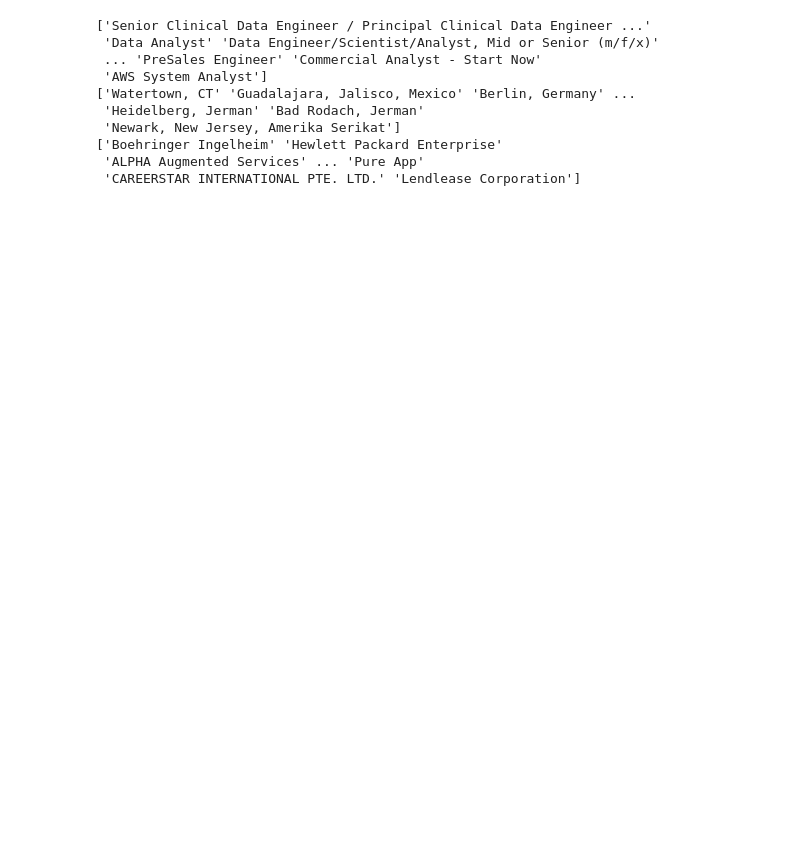
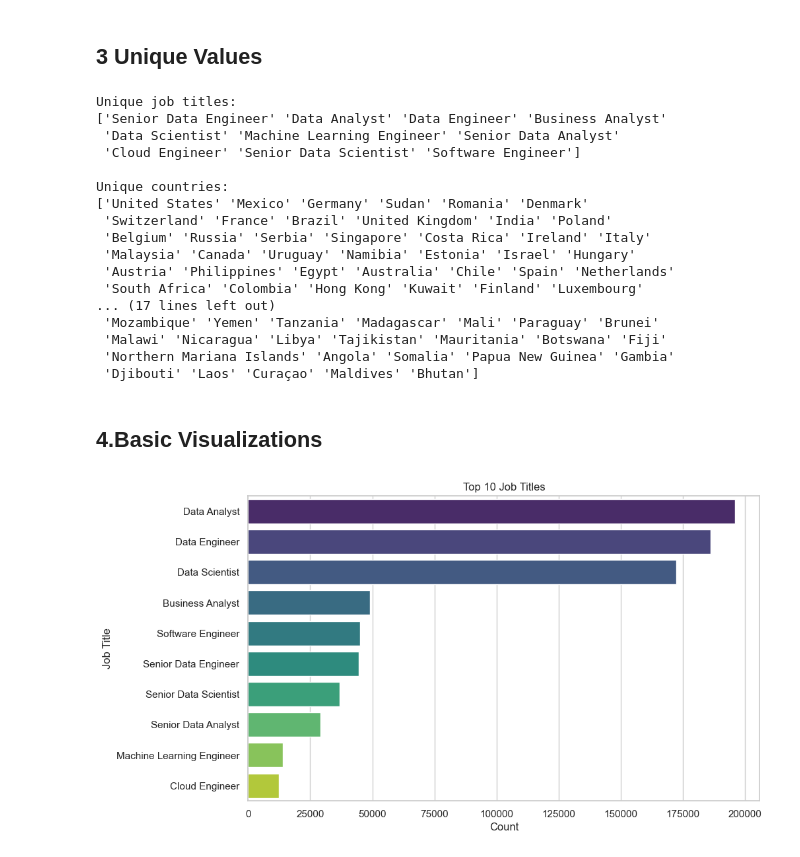
Before and after one commit to abdulganiu99/Job_Postings_Analysis_py, a Jupyter notebook: notebooks/1_data_exploration.ipynb, the cells around one changed output. Saved outputs shown, nothing was run; the diff lists cells and outputs as text; code cells hidden in the pictures; blank space fills up the shorter version.

```diff
--- a/notebooks/1_data_exploration.ipynb
+++ b/notebooks/1_data_exploration.ipynb
@@ -78,18 +96,47 @@ df.describe()
+# %% [markdown]
+## 3 Unique Values
 # %%
-# Check the unique values in key columns
-print(df['job_title'].unique())
+# Check unique values in 'job_title_short'
+print("Unique job titles:")
+print(df['job_title_short'].unique())
 
-print(df['job_location'].unique())
-
-print(df['company_name'].unique())
+# Check unique values in 'job_country'
+print("\nUnique countries:")
+print(df['job_country'].unique())
 # %% [output]
-['Senior Clinical Data Engineer / Principal Clinical Data Engineer ...'
- 'Data Analyst' 'Data Engineer/Scientist/Analyst, Mid or Senior (m/f/x)'
- ... 'PreSales Engineer' 'Commercial Analyst - Start Now'
- 'AWS System Analyst']
-['Watertown, CT' 'Guadalajara, Jalisco, Mexico' 'Berlin, Germany' ...
- 'Heidelberg, Jerman' 'Bad Rodach, Jerman'
- 'Newark, New Jersey, Amerika Serikat']
-['Boehringer Ingelheim' 'Hewlett Packard Enterprise'
- 'ALPHA Augmented Services' ... 'Pure App'
- 'CAREERSTAR INTERNATIONAL PTE. LTD.' 'Lendlease Corporation']
+Unique job titles:
+['Senior Data Engineer' 'Data Analyst' 'Data Engineer' 'Business Analyst'
+ 'Data Scientist' 'Machine Learning Engineer' 'Senior Data Analyst'
+ 'Cloud Engineer' 'Senior Data Scientist' 'Software Engineer']
+
+Unique countries:
+['United States' 'Mexico' 'Germany' 'Sudan' 'Romania' 'Denmark'
+ 'Switzerland' 'France' 'Brazil' 'United Kingdom' 'India' 'Poland'
+ 'Belgium' 'Russia' 'Serbia' 'Singapore' 'Costa Rica' 'Ireland' 'Italy'
+ 'Malaysia' 'Canada' 'Uruguay' 'Namibia' 'Estonia' 'Israel' 'Hungary'
+ 'Austria' 'Philippines' 'Egypt' 'Australia' 'Chile' 'Spain' 'Netherlands'
+ 'South Africa' 'Colombia' 'Hong Kong' 'Kuwait' 'Finland' 'Luxembourg'
+... (17 lines left out)
+ 'Mozambique' 'Yemen' 'Tanzania' 'Madagascar' 'Mali' 'Paraguay' 'Brunei'
+ 'Malawi' 'Nicaragua' 'Libya' 'Tajikistan' 'Mauritania' 'Botswana' 'Fiji'
+ 'Northern Mariana Islands' 'Angola' 'Somalia' 'Papua New Guinea' 'Gambia'
+ 'Djibouti' 'Laos' 'Curaçao' 'Maldives' 'Bhutan']
+# %% [markdown]
+## 4.Basic Visualizations
+# %%
+import matplotlib.pyplot as plt
+import seaborn as sns
+
+# Set the style for visualizations
+sns.set(style="whitegrid")
+
+# Plot the distribution of job titles (top 10)
+plt.figure(figsize=(10, 6))
+top_job_titles = df['job_title_short'].value_counts().head(10)
+sns.barplot(x=top_job_titles.values, y=top_job_titles.index, palette='viridis')
+plt.title('Top 10 Job Titles')
+plt.xlabel('Count')
+plt.ylabel('Job Title')
+plt.show()
+# %% [output]
+[figure, added]
```
Also changed, not shown: parts of 11 cells of this notebook.
